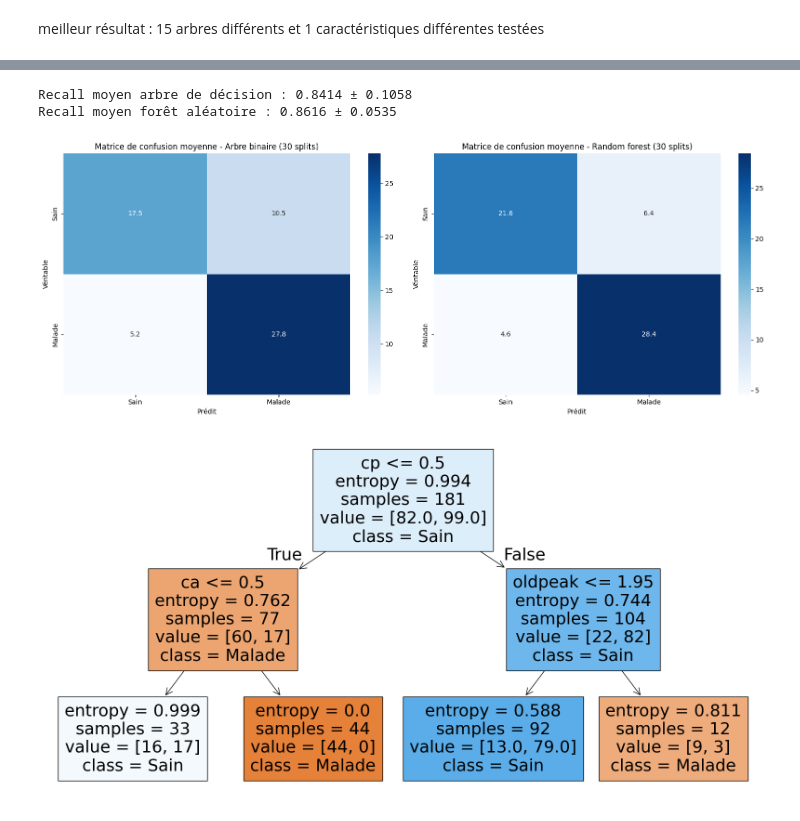
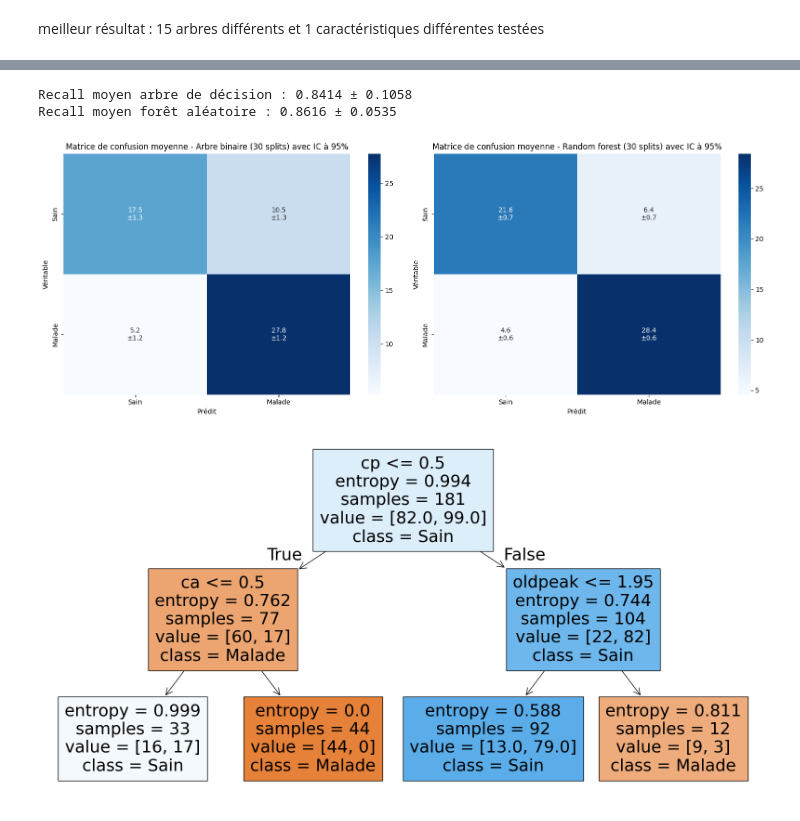
Before and after one commit to prichert17/Apprentissage_automatique_arbre_decision, a Jupyter notebook: main.ipynb, the cells around one changed output, grey strips where cells are left out. Saved outputs shown, nothing was run; the diff lists cells and outputs as text; code cells hidden in the pictures.

```diff
--- a/main.ipynb
+++ b/main.ipynb
@@ -600,6 +638,8 @@ Matrice de confusion moyenne sur 30 splits:
 
 confusion_sum_dt = np.zeros((2, 2))
 confusion_sum_rf = np.zeros((2, 2))
+confusion_list_dt = []
+confusion_list_rf = []
 recall_list_dt = []
 recall_list_rf = []
 
@@ -614,6 +654,7 @@ for i in range(1, 31):
     recall_dt = recall_score(y_test, y_pred)
     recall_list_dt.append(recall_dt)
     confusion_dt = confusion_matrix(y_test, y_pred)
+    confusion_list_dt.append(confusion_dt)
     confusion_sum_dt += confusion_dt
 
     # Forêt aléatoire
@@ -623,40 +664,62 @@ for i in range(1, 31):
     recall_rf = recall_score(y_test, y_pred_rf)
     recall_list_rf.append(recall_rf)
     confusion_rf = confusion_matrix(y_test, y_pred_rf)
+    confusion_list_rf.append(confusion_rf)
     confusion_sum_rf += confusion_rf
 
-# Calcul des moyennes
+# Calcul des moyennes et des intervalles de confiance
 confusion_moyenne_dt = confusion_sum_dt / 30
 confusion_moyenne_rf = confusion_sum_rf / 30
+
+confusion_array_dt = np.array(confusion_list_dt)
+confusion_std_dt = np.std(confusion_array_dt, axis=0)
+confusion_ic_dt = 1.96 * confusion_std_dt / np.sqrt(30)
+
+confusion_array_rf = np.array(confusion_list_rf)
+confusion_std_rf = np.std(confusion_array_rf, axis=0)
+confusion_ic_rf = 1.96 * confusion_std_rf / np.sqrt(30)
+
 recall_moyen_dt = np.mean(recall_list_dt)
 recall_std_dt = np.std(recall_list_dt)
 recall_moyen_rf = np.mean(recall_list_rf)
 recall_std_rf = np.std(recall_list_rf)
 
 print(f"Recall moyen arbre de décision : {recall_moyen_dt:.4f} ± {recall_std_dt:.4f}")
 print(f"Recall moyen forêt aléatoire : {recall_moyen_rf:.4f} ± {recall_std_rf:.4f}")
 
-# Affichage des matrices de confusion moyennes
+# Affichage des matrices de confusion moyennes avec IC
 fig, axes = plt.subplots(1, 2, figsize=(16, 6))
 
-sns.heatmap(confusion_moyenne_dt, annot=True, fmt='.1f', cmap='Blues',
+# Création des annotations avec IC pour l'arbre de décision
+annot_text_dt = np.empty_like(confusion_moyenne_dt, dtype=object)
+for i in range(2):
+    for j in range(2):
+        annot_text_dt[i, j] = f'{confusion_moyenne_dt[i, j]:.1f}\n±{confusion_ic_dt[i, j]:.1f}'
+
+sns.heatmap(confusion_moyenne_dt, annot=annot_text_dt, fmt='', cmap='Blues',
             xticklabels=['Sain', 'Malade'], yticklabels=['Sain', 'Malade'], ax=axes[0])
-axes[0].set_title('Matrice de confusion moyenne - Arbre binaire (30 splits)')
+axes[0].set_title('Matrice de confusion moyenne - Arbre binaire (30 splits) avec IC à 95%')
 axes[0].set_xlabel('Prédit')
 axes[0].set_ylabel('Véritable')
 
-sns.heatmap(confusion_moyenne_rf, annot=True, fmt='.1f', cmap='Blues',
+# Création des annotations avec IC pour la forêt aléatoire
+annot_text_rf = np.empty_like(confusion_moyenne_rf, dtype=object)
+for i in range(2):
+    for j in range(2):
+        annot_text_rf[i, j] = f'{confusion_moyenne_rf[i, j]:.1f}\n±{confusion_ic_rf[i, j]:.1f}'
+
+sns.heatmap(confusion_moyenne_rf, annot=annot_text_rf, fmt='', cmap='Blues',
             xticklabels=['Sain', 'Malade'], yticklabels=['Sain', 'Malade'], ax=axes[1])
-axes[1].set_title('Matrice de confusion moyenne - Random forest (30 splits)')
+axes[1].set_title('Matrice de confusion moyenne - Random forest (30 splits) avec IC à 95%')
 axes[1].set_xlabel('Prédit')
 axes[1].set_ylabel('Véritable')
 
 plt.tight_layout()
 plt.show()
 # %% [output]
 Recall moyen arbre de décision : 0.8414 ± 0.1058
 Recall moyen forêt aléatoire : 0.8616 ± 0.0535
-[figure, old version]
+[figure, new version]
 # %%
 #représentation de l'arbre de décision
 from sklearn import tree
```
Also changed, not shown: parts of 3 cells of this notebook.
